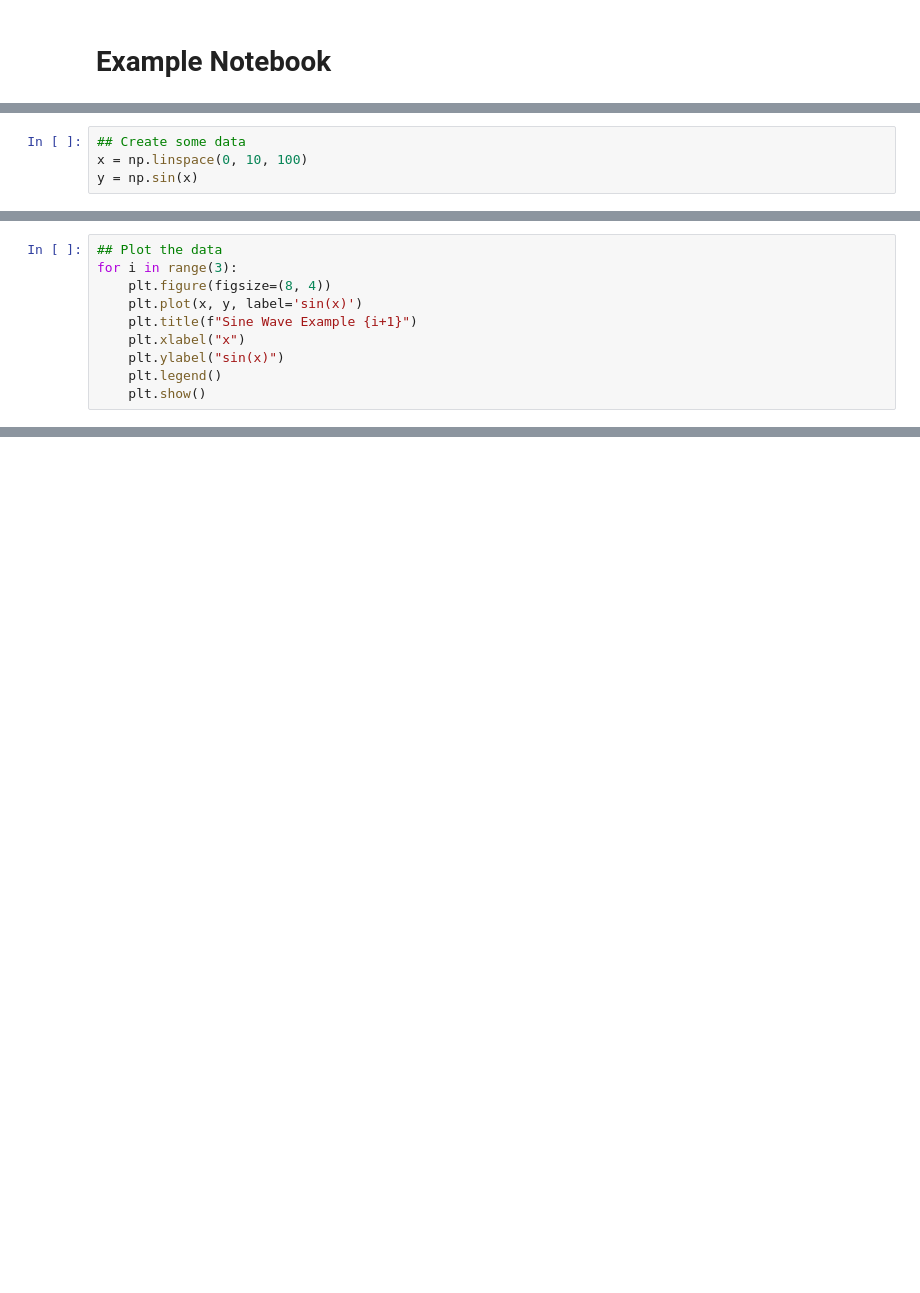
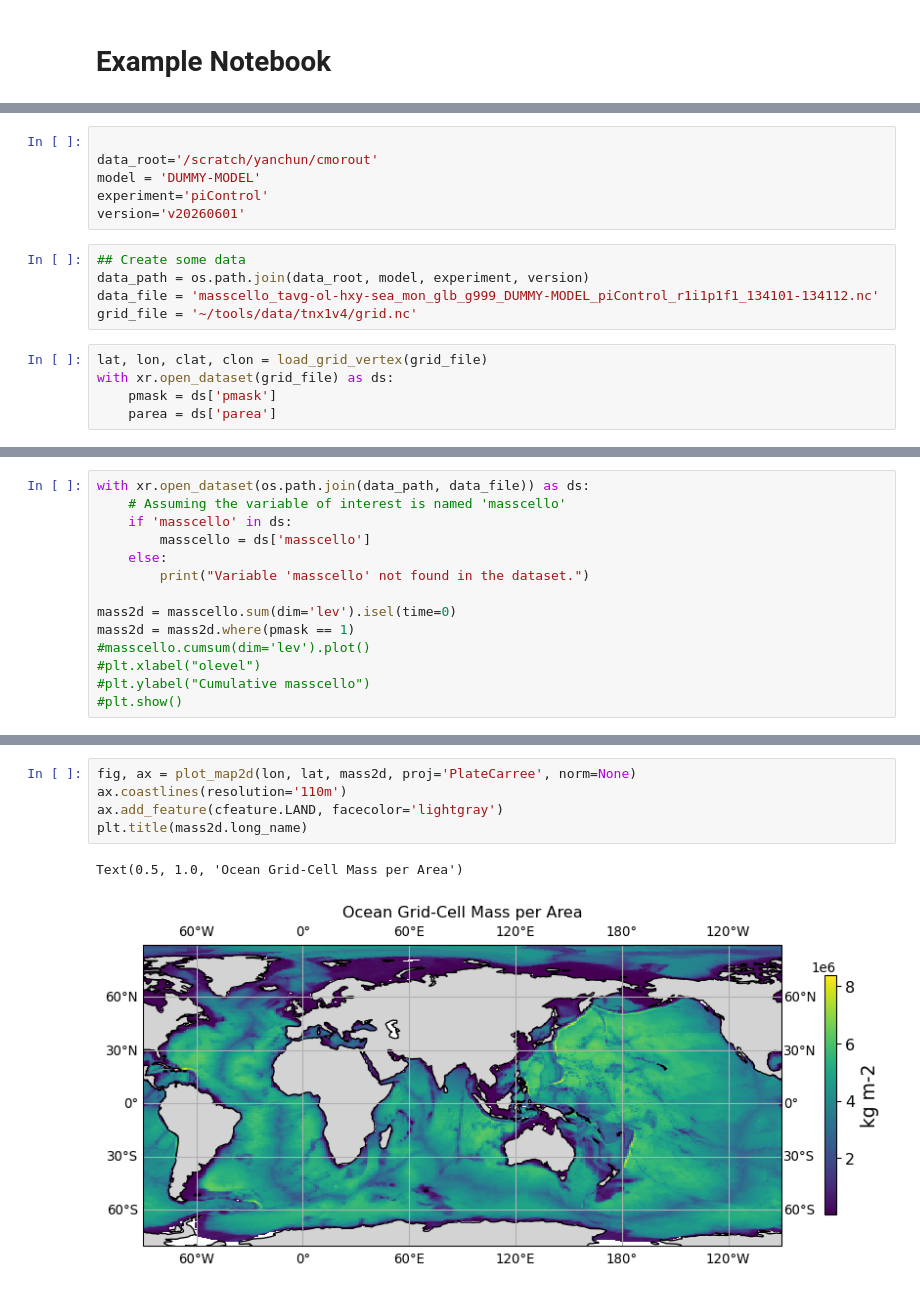
Before and after one commit to YanchunHe/cmip7validate, a Jupyter notebook: notebook_2D.ipynb, the cells around one changed output, grey strips where cells are left out. Drawn from its saved outputs; the diff is of its cells as text; blank space fills up the shorter version.

```diff
--- a/notebook_2D.ipynb
+++ b/notebook_2D.ipynb
@@ -30,4 +15,16 @@ import matplotlib.pyplot as plt
+# %%
+
+data_root='/scratch/yanchun/cmorout'
+model = 'DUMMY-MODEL'
+experiment='piControl'
+version='v20260601'
 # %%
 ## Create some data
-x = np.linspace(0, 10, 100)
-y = np.sin(x)
+data_path = os.path.join(data_root, model, experiment, version)
+data_file = 'masscello_tavg-ol-hxy-sea_mon_glb_g999_DUMMY-MODEL_piControl_r1i1p1f1_134101-134112.nc'
+grid_file = '~/tools/data/tnx1v4/grid.nc'
+# %%
+lat, lon, clat, clon = load_grid_vertex(grid_file)
+with xr.open_dataset(grid_file) as ds:
+    pmask = ds['pmask']
+    parea = ds['parea']
@@ -34,10 +36,14 @@ y = np.sin(x)
 # %%
-## Plot the data
-for i in range(3):
-    plt.figure(figsize=(8, 4))
-    plt.plot(x, y, label='sin(x)')
-    plt.title(f"Sine Wave Example {i+1}")
-    plt.xlabel("x")
-    plt.ylabel("sin(x)")
-    plt.legend()
-    plt.show()
+with xr.open_dataset(os.path.join(data_path, data_file)) as ds:
+    # Assuming the variable of interest is named 'masscello'
+    if 'masscello' in ds:
+        masscello = ds['masscello']
+    else:
+        print("Variable 'masscello' not found in the dataset.")
+
+mass2d = masscello.sum(dim='lev').isel(time=0)
+mass2d = mass2d.where(pmask == 1)
+#masscello.cumsum(dim='lev').plot()
+#plt.xlabel("olevel")
+#plt.ylabel("Cumulative masscello")
+#plt.show()
@@ -51,0 +55,8 @@ for i in range(3):
+# %%
+fig, ax = plot_map2d(lon, lat, mass2d, proj='PlateCarree', norm=None)
+ax.coastlines(resolution='110m')
+ax.add_feature(cfeature.LAND, facecolor='lightgray')
+plt.title(mass2d.long_name)
+# %% [output]
+Text(0.5, 1.0, 'Ocean Grid-Cell Mass per Area')
+[figure, added]
```
Also changed, not shown: parts of 9 cells of this notebook, 3 other files.
